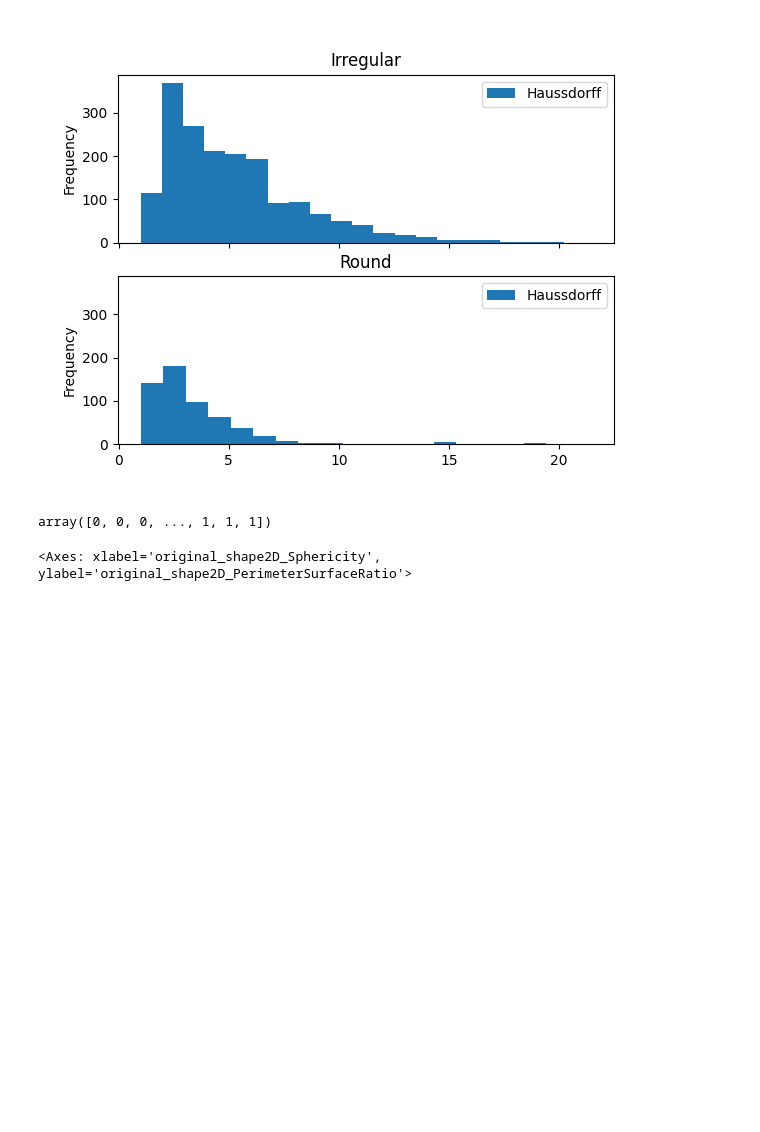
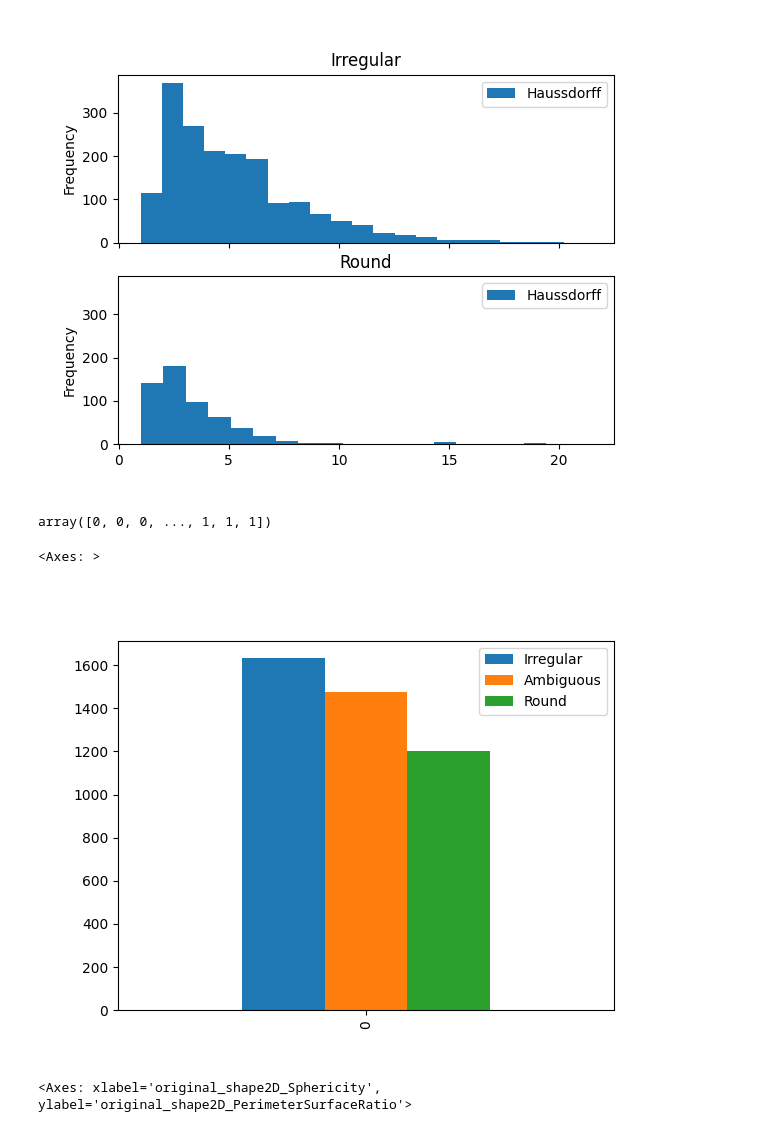
Before and after one commit to pstnmz/UQ_toolbox, a Jupyter notebook: display_radiomic.ipynb, the cells around one changed output. Drawn from its saved outputs; the diff is of its cells as text; code cells hidden in the pictures; blank space fills up the shorter version.

```diff
--- a/display_radiomic.ipynb
+++ b/display_radiomic.ipynb
@@ -116,6 +116,16 @@ le = LabelEncoder()
 le.fit_transform(to_plot['Shape'])
 # %% [output]
 array([0, 0, 0, ..., 1, 1, 1])
+# %%
+amb = 1477
+irreg = 1632
+round = 1203
+arr = pd.DataFrame([[irreg, amb, round]], columns=['Irregular', 'Ambiguous', 'Round'])
+# %%
+arr.plot.bar()
+# %% [output]
+<Axes: >
+[figure, added]
 # %%
 le = LabelEncoder()
 le.fit(to_plot['Shape'])
```
Also changed, not shown: parts of 1 cell of this notebook, 7 other files.
